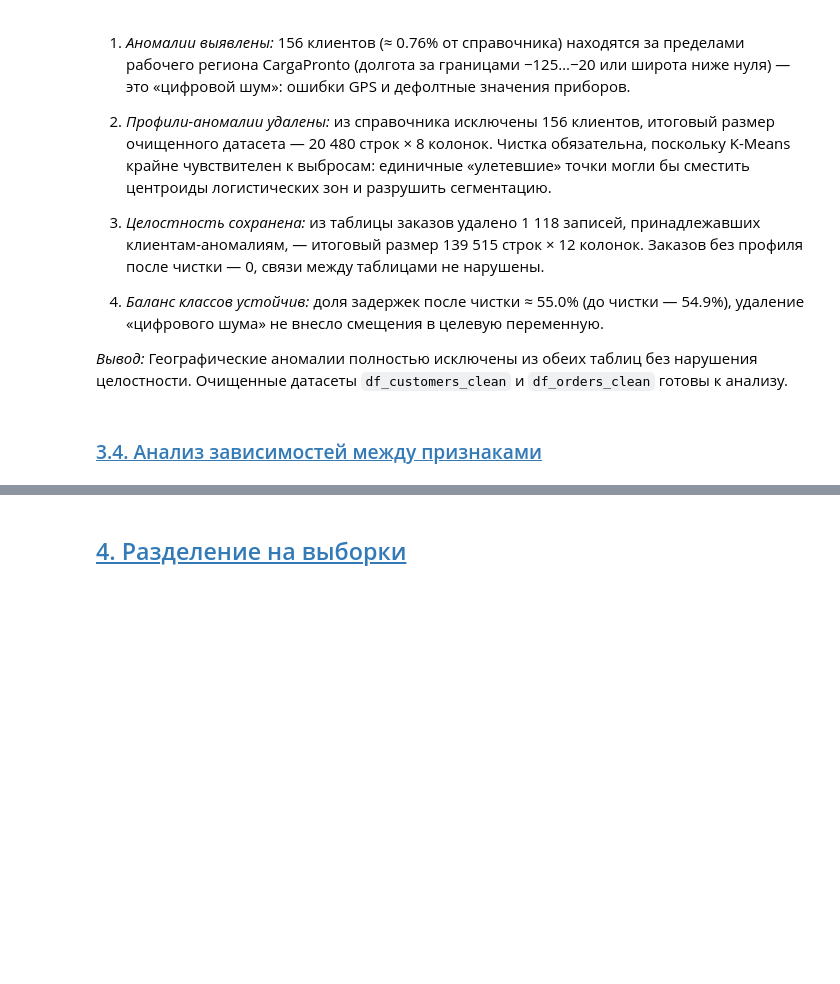
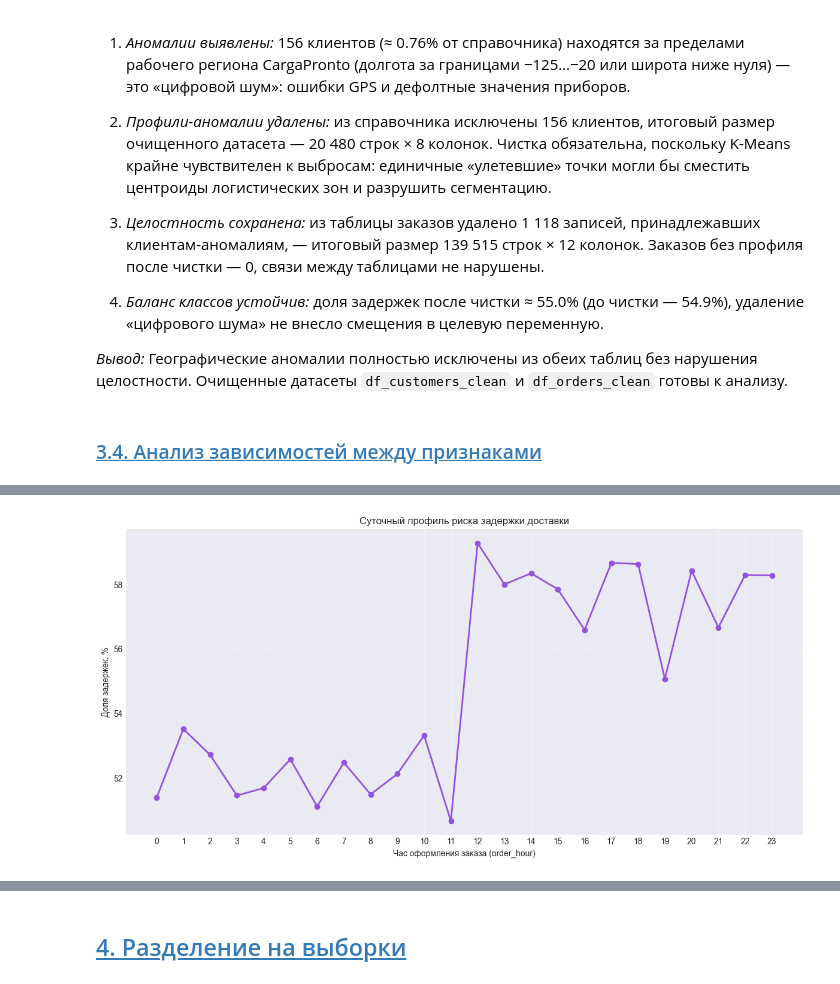
Before and after one commit to MEYakunin/Sprint18_Delivery_Delay_Prediction, a Jupyter notebook: Sprint18_Delivery_Delay_Prediction_Yakunin_Mikl.ipynb, the cells around one changed output, grey strips where cells are left out. Drawn from its saved outputs; the diff is of its cells as text; code cells hidden in the pictures; blank space fills up the shorter version.

```diff
--- a/Sprint18_Delivery_Delay_Prediction_Yakunin_Mikl.ipynb
+++ b/Sprint18_Delivery_Delay_Prediction_Yakunin_Mikl.ipynb
@@ -619,0 +699,17 @@ print(f'Доля задержек после чистки ≈ {risk_rate:.1%}')
+# %%
+# График 3: доля задержек по часу оформления заказа
+hour_stats = (df_eda_merge.groupby('order_hour')['late_delivery_risk']
+                   .agg(Доля_задержек='mean', Заказов='count'))
+
+fig, ax = plt.subplots(figsize=(12, 6))
+ax.plot(hour_stats.index, hour_stats['Доля_задержек'] * 100,
+        marker='o', color='#9352DD', linewidth=2, markersize=6)
+ax.set_xlabel('Час оформления заказа (order_hour)')
+ax.set_ylabel('Доля задержек, %')
+ax.set_xticks(range(0, 24))
+ax.set_title('Суточный профиль риска задержки доставки')
+plt.grid(True, alpha=0.3)
+plt.tight_layout()
+plt.show()
+# %% [output]
+[figure, added]
```
Also changed, not shown: parts of 8 cells of this notebook.
